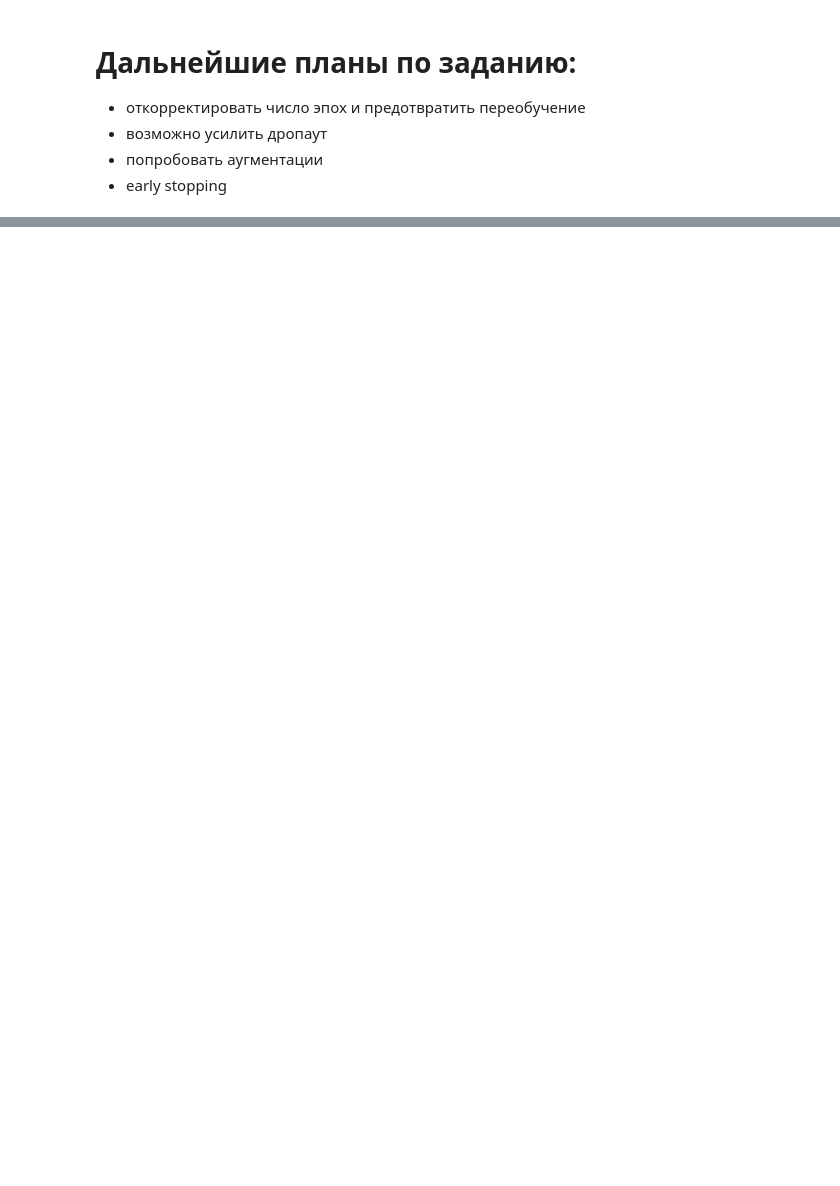
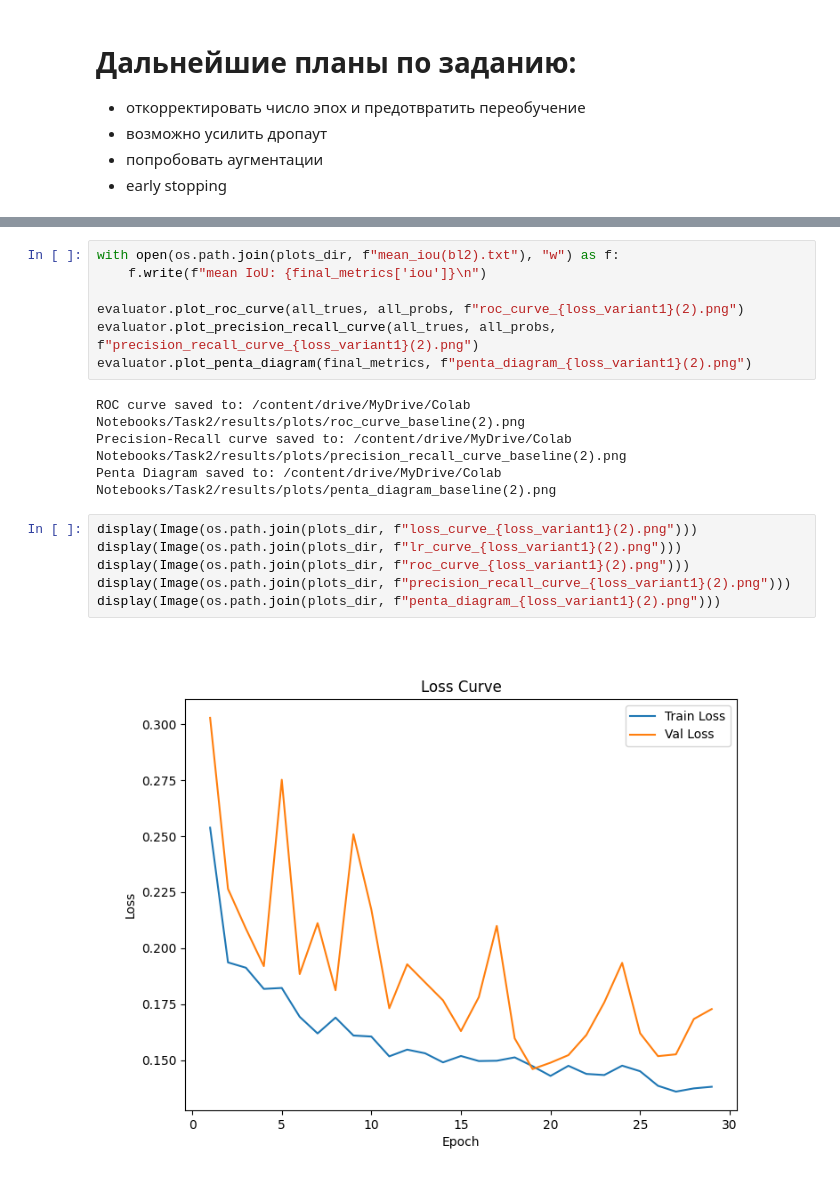
Before and after one commit to marymikkey/SKOLTECH_DL_CL, a Jupyter notebook: Task2/Pavement_Crack_Detection_SemSegm_Mary.ipynb, the cells around one changed output, grey strips where cells are left out. Drawn from its saved outputs; the diff is of its cells as text; blank space fills up the shorter version.

```diff
--- a/Task2/Pavement_Crack_Detection_SemSegm_Mary (8).ipynb
+++ b/Task2/Pavement_Crack_Detection_SemSegm_Mary.ipynb
@@ -1419,0 +1739,19 @@ print(f"\nЛучшая модель по Mean IoU: {best_model.upper()} Loss")
+# %%
+with open(os.path.join(plots_dir, f"mean_iou(bl2).txt"), "w") as f:
+    f.write(f"mean IoU: {final_metrics['iou']}\n")
+
+evaluator.plot_roc_curve(all_trues, all_probs, f"roc_curve_{loss_variant1}(2).png")
+evaluator.plot_precision_recall_curve(all_trues, all_probs, f"precision_recall_curve_{loss_variant1}(2).png")
+evaluator.plot_penta_diagram(final_metrics, f"penta_diagram_{loss_variant1}(2).png")
+# %% [output]
+ROC curve saved to: /content/drive/MyDrive/Colab Notebooks/Task2/results/plots/roc_curve_baseline(2).png
+Precision-Recall curve saved to: /content/drive/MyDrive/Colab Notebooks/Task2/results/plots/precision_recall_curve_baseline(2).png
+Penta Diagram saved to: /content/drive/MyDrive/Colab Notebooks/Task2/results/plots/penta_diagram_baseline(2).png
+# %%
+display(Image(os.path.join(plots_dir, f"loss_curve_{loss_variant1}(2).png")))
+display(Image(os.path.join(plots_dir, f"lr_curve_{loss_variant1}(2).png")))
+display(Image(os.path.join(plots_dir, f"roc_curve_{loss_variant1}(2).png")))
+display(Image(os.path.join(plots_dir, f"precision_recall_curve_{loss_variant1}(2).png")))
+display(Image(os.path.join(plots_dir, f"penta_diagram_{loss_variant1}(2).png")))
+# %% [output]
+[figure, added]
```
Also changed, not shown: parts of 41 cells of this notebook, 1 other file.
